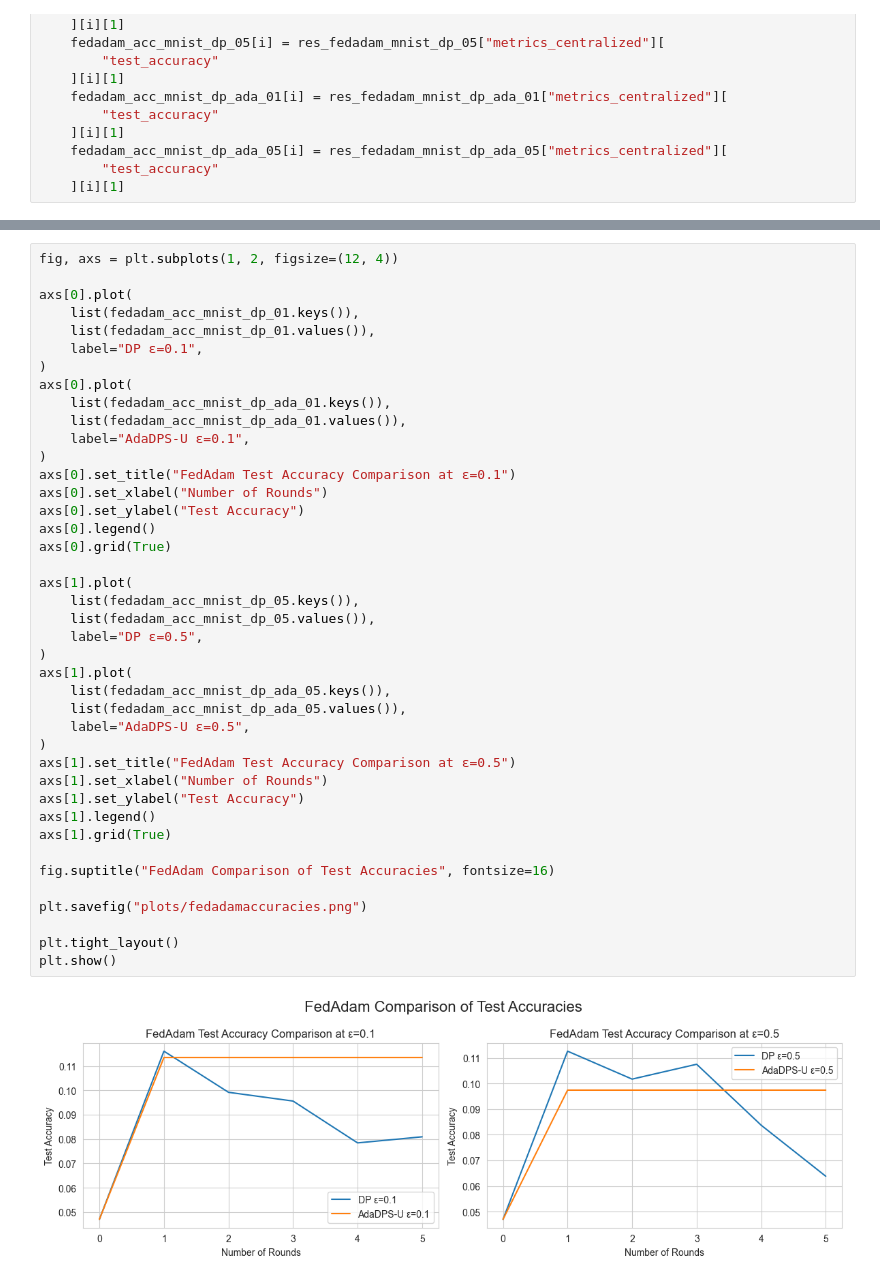
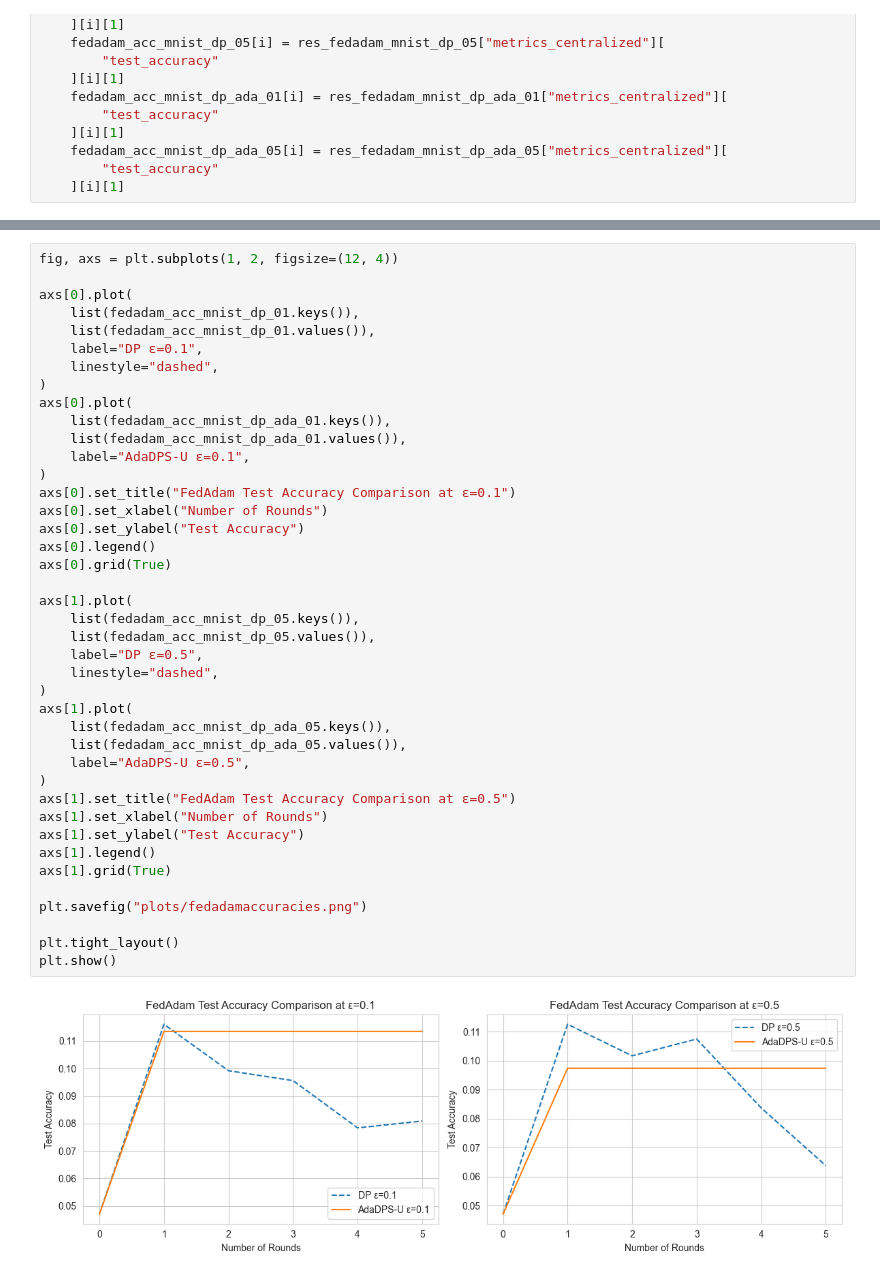
Before and after one commit to elliev7/fl-practical-project, a Jupyter notebook: plotting/data_analysis.ipynb, the cells around one changed output, grey strips where cells are left out. Drawn from its saved outputs; the diff is of its cells as text.

```diff
--- a/plotting/data_analysis.ipynb
+++ b/plotting/data_analysis.ipynb
@@ -314,39 +318,39 @@ axs[0].plot(
     list(fedadam_acc_mnist_dp_01.keys()),
     list(fedadam_acc_mnist_dp_01.values()),
     label="DP ε=0.1",
+    linestyle="dashed",
 )
 axs[0].plot(
     list(fedadam_acc_mnist_dp_ada_01.keys()),
     list(fedadam_acc_mnist_dp_ada_01.values()),
     label="AdaDPS-U ε=0.1",
 )
 axs[0].set_title("FedAdam Test Accuracy Comparison at ε=0.1")
 axs[0].set_xlabel("Number of Rounds")
 axs[0].set_ylabel("Test Accuracy")
 axs[0].legend()
 axs[0].grid(True)
 
 axs[1].plot(
     list(fedadam_acc_mnist_dp_05.keys()),
     list(fedadam_acc_mnist_dp_05.values()),
     label="DP ε=0.5",
+    linestyle="dashed",
 )
 axs[1].plot(
     list(fedadam_acc_mnist_dp_ada_05.keys()),
     list(fedadam_acc_mnist_dp_ada_05.values()),
     label="AdaDPS-U ε=0.5",
 )
 axs[1].set_title("FedAdam Test Accuracy Comparison at ε=0.5")
 axs[1].set_xlabel("Number of Rounds")
 axs[1].set_ylabel("Test Accuracy")
 axs[1].legend()
 axs[1].grid(True)
 
-fig.suptitle("FedAdam Comparison of Test Accuracies", fontsize=16)
-
 plt.savefig("plots/fedadamaccuracies.png")
 
 plt.tight_layout()
 plt.show()
 # %% [output]
-[figure, old version]
+[figure, new version]
```
Also changed, not shown: parts of 2 cells of this notebook.
